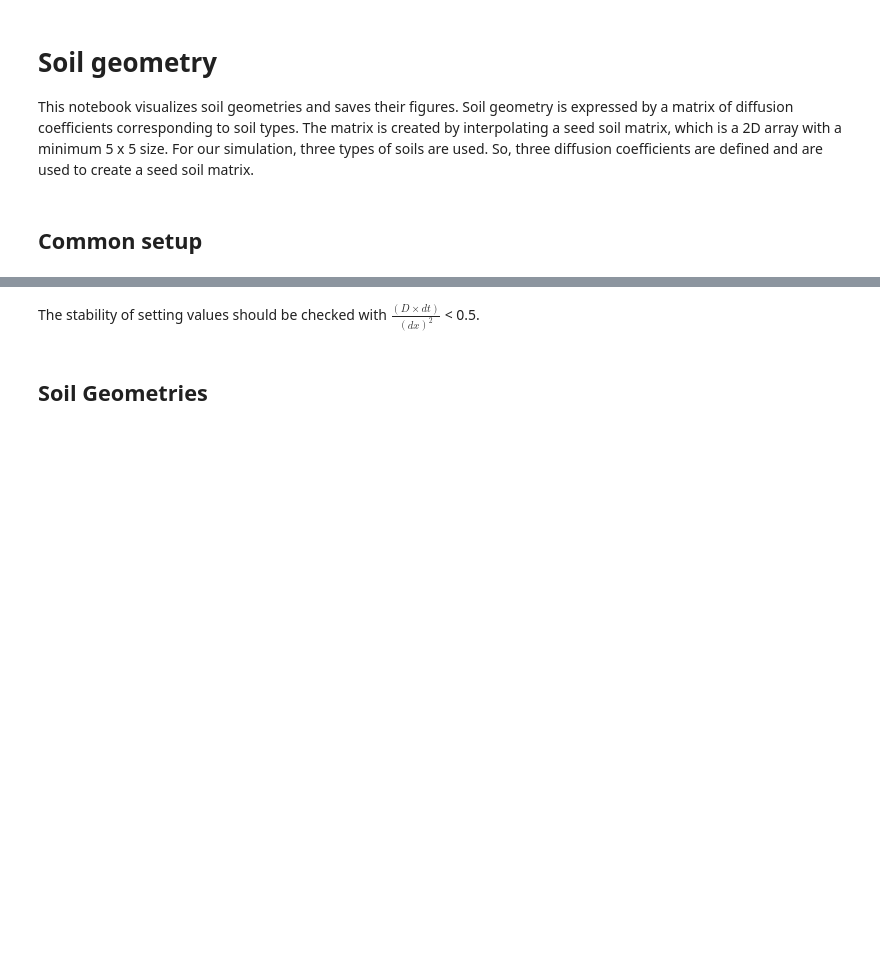
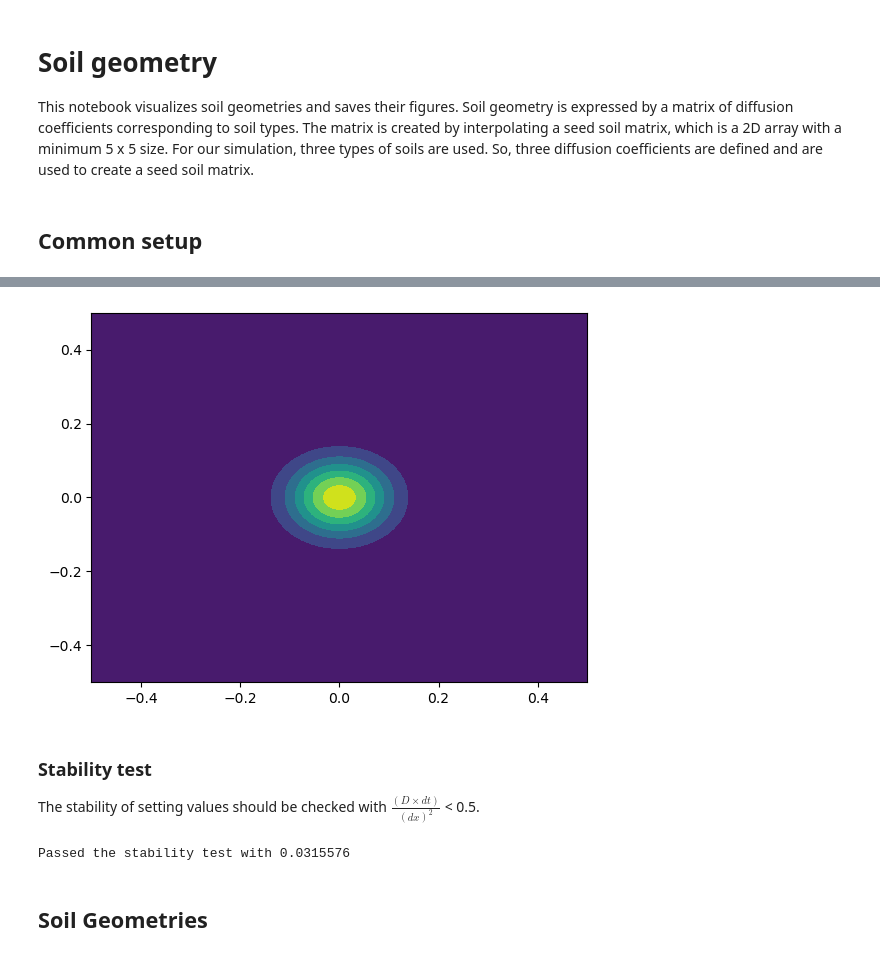
Before and after one commit to fongkenrui/A409_SeleniumDispersion, a Jupyter notebook: soil_geometry.ipynb, the cells around one changed output, grey strips where cells are left out. Drawn from its saved outputs; the diff is of its cells as text; code cells hidden in the pictures; blank space fills up the shorter version.

```diff
--- a/soil_geometry.ipynb
+++ b/soil_geometry.ipynb
@@ -47,9 +58,20 @@ sources =  1*np.exp(- (X**2 + Y**2)/(0.05*dx*n_grid)**2)
+# %%
+plt.contourf(X, Y, sources)
+plt.show()
+# %% [output]
+[figure, added]
 # %% [markdown]
+### Stability test
+
 The stability of setting values should be checked with $\frac{(D \times dt)}{(dx)^2}$ < 0.5.
 # %%
 tested = (D_midium * dt) / dx**2
 if tested < 0.5:
-    print('passed the stability test')
+    print(f'Passed the stability test with {tested}')
+else:
+    print(f'Failed the stability test with {tested}')
+# %% [output]
+Passed the stability test with 0.0315576
 # %% [markdown]
 ## Soil Geometries
 # %%
```
Also changed, not shown: parts of 11 cells of this notebook, 4 other files.
